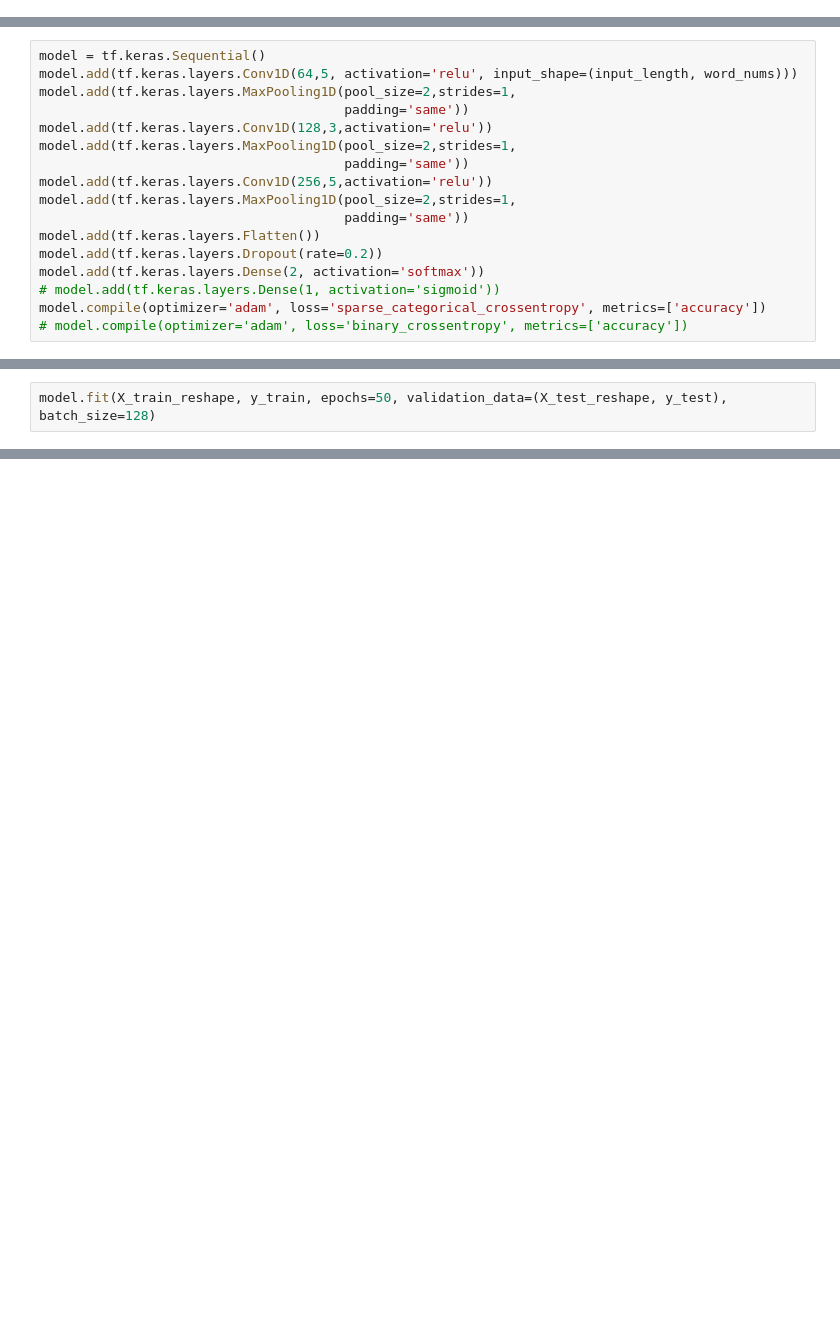
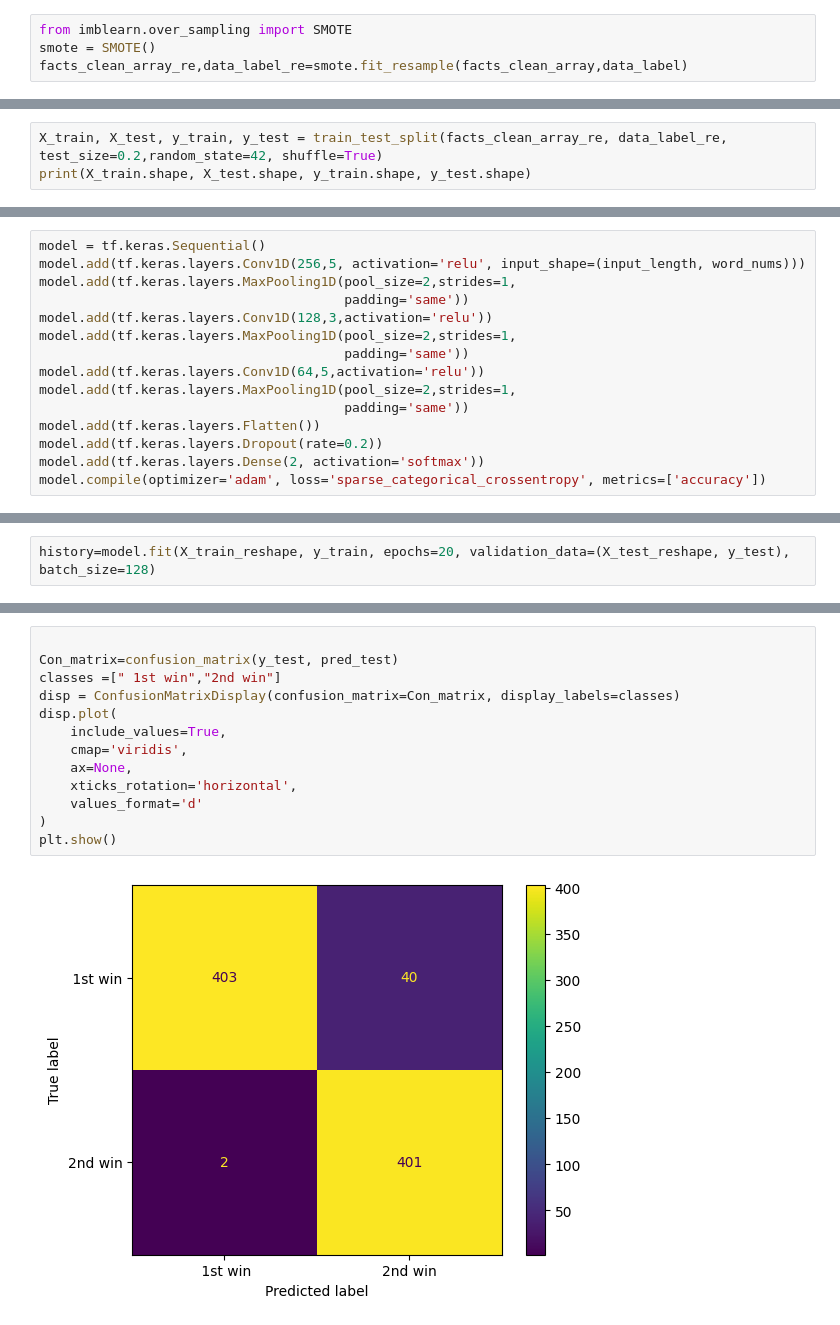
Before and after one commit to Vineyards-AI-Lab/auto_judgement_nlp, a Jupyter notebook: auto_judgement.ipynb, the cells around one changed output, grey strips where cells are left out. Drawn from its saved outputs; the diff is of its cells as text; blank space fills up the shorter version.

```diff
--- a/auto_judgement.ipynb
+++ b/auto_judgement.ipynb
@@ -206,0 +134,4 @@ y_train[y_train==0].shape
+# %%
+from imblearn.over_sampling import SMOTE
+smote = SMOTE()
+facts_clean_array_re,data_label_re=smote.fit_resample(facts_clean_array,data_label)
@@ -206,0 +140,3 @@ y_train[y_train==0].shape
+# %%
+X_train, X_test, y_train, y_test = train_test_split(facts_clean_array_re, data_label_re, test_size=0.2,random_state=42, shuffle=True)
+print(X_train.shape, X_test.shape, y_train.shape, y_test.shape)
@@ -219,17 +157,15 @@ print(X_train_reshape.shape, X_test_reshape.shape)
 # %%
 model = tf.keras.Sequential()
-model.add(tf.keras.layers.Conv1D(64,5, activation='relu', input_shape=(input_length, word_nums)))
+model.add(tf.keras.layers.Conv1D(256,5, activation='relu', input_shape=(input_length, word_nums)))
 model.add(tf.keras.layers.MaxPooling1D(pool_size=2,strides=1,
                                        padding='same'))
 model.add(tf.keras.layers.Conv1D(128,3,activation='relu'))
 model.add(tf.keras.layers.MaxPooling1D(pool_size=2,strides=1,
                                        padding='same'))
-model.add(tf.keras.layers.Conv1D(256,5,activation='relu'))
+model.add(tf.keras.layers.Conv1D(64,5,activation='relu'))
 model.add(tf.keras.layers.MaxPooling1D(pool_size=2,strides=1,
                                        padding='same'))
 model.add(tf.keras.layers.Flatten())
 model.add(tf.keras.layers.Dropout(rate=0.2))
 model.add(tf.keras.layers.Dense(2, activation='softmax'))
-# model.add(tf.keras.layers.Dense(1, activation='sigmoid'))
 model.compile(optimizer='adam', loss='sparse_categorical_crossentropy', metrics=['accuracy'])
-# model.compile(optimizer='adam', loss='binary_crossentropy', metrics=['accuracy'])
@@ -236,3 +174,3 @@ model.compile(optimizer='adam', loss='sparse_categorical_crossentropy', metrics=
 # %%
-model.fit(X_train_reshape, y_train, epochs=50, validation_data=(X_test_reshape, y_test), batch_size=128)
+history=model.fit(X_train_reshape, y_train, epochs=20, validation_data=(X_test_reshape, y_test), batch_size=128)
 # %% [output]
@@ -288,0 +203,15 @@ accuracy_score(y_true=y_test, y_pred=pred_test)
+# %%
+
+Con_matrix=confusion_matrix(y_test, pred_test)
+classes =[" 1st win","2nd win"]
+disp = ConfusionMatrixDisplay(confusion_matrix=Con_matrix, display_labels=classes)
+disp.plot(
+    include_values=True,
+    cmap='viridis',
+    ax=None,
+    xticks_rotation='horizontal',
+    values_format='d'
+)
+plt.show()
+# %% [output]
+[figure, added]
```
Also changed, not shown: parts of 60 cells of this notebook, 2 other files.
